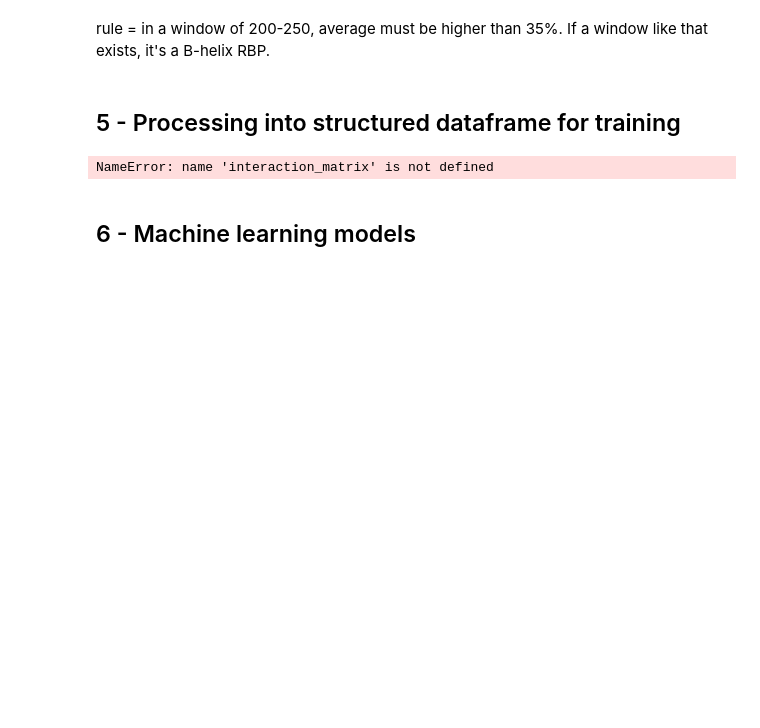
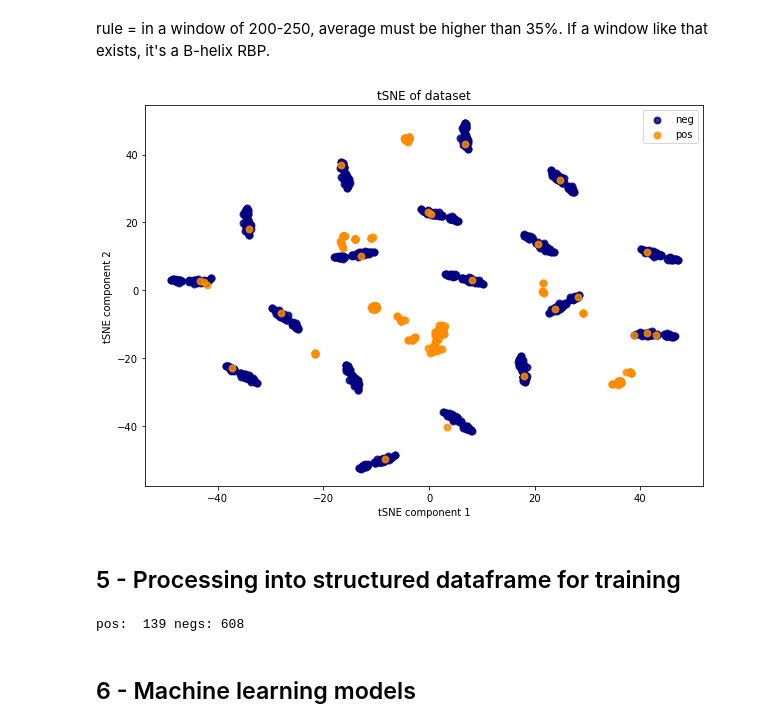
Before and after one commit to dimiboeckaerts/PhageHostLearn, a Jupyter notebook: PhageHostPredict.ipynb, the cells around one changed output. Drawn from its saved outputs; the diff is of its cells as text; code cells hidden in the pictures; blank space fills up the shorter version.

```diff
--- a/PhageHostPredict.ipynb
+++ b/PhageHostPredict.ipynb
@@ -46,6 +32,6 @@ from sklearn.model_selection import GridSearchCV, StratifiedKFold, cross_val_sco
 # %%
 # set project directory (to locate Kaptive), data directory and results directory
 project_dir = '/Users/dimi/Documents/GitHub_Local/PhageHostLearning'
-data_dir = '/Users/dimi/GoogleDrive/PhD/4_PHAGEHOST_LEARNING/42_DATA/Klebsiella_RBP_data'
+klebsiella_dir = '/Users/dimi/GoogleDrive/PhD/4_PHAGEHOST_LEARNING/42_DATA/Klebsiella_RBP_data'
 results_dir = '/Users/dimi/GoogleDrive/PhD/4_PHAGEHOST_LEARNING/43_RESULTS'
 cdpath = '/Users/dimi/cd-hit-v4.8.1-2019-0228'
@@ -512,14 +217,0 @@ check?  True
-# %%
-# delete identical interactions
-for i in range(rbp_sim.shape[0]-1):
-    for j in range(i, rbp_sim.shape[0]):
-        if (rbp_sim[i,j] == 1) and (i != j):
-            # get the corresponding loci
-            locus_i = list(np.where(interaction_matrix[:, i] == 1)[0])
-            locus_j = list(np.where(interaction_matrix[:, j] == 1)[0])
-
-            for li in locus_i:
-                for lj in locus_j:
-                    if loci_sim[li, lj] == 1: # if identical, delete
-                        interaction_matrix[lj,j] = np.nan
-print(sum(sum(interaction_matrix == 1)))
@@ -680,3 +453,22 @@ rule = in a window of 200-250, average must be higher than 35%. If a window like
+# %%
+X = np.asarray(frame.iloc[:, :-2])
+labels = np.asarray(frame.iloc[:,-2])
+X_embedded = TSNE(n_components=2, learning_rate='auto', init='random').fit_transform(X)
+plt.figure(figsize=(10,7))
+colors = ["navy", "darkorange"]
+lw = 2
+
+for color, i, target_name in zip(colors, [0, 1], ['neg', 'pos']):
+    plt.scatter(
+        X_embedded[labels == i, 0], X_embedded[labels == i, 1], color=color, alpha=0.8, lw=lw, label=target_name
+    )
+plt.legend(loc="best", shadow=False, scatterpoints=1)
+plt.title("tSNE of dataset")
+plt.xlabel('tSNE component 1')
+plt.ylabel('tSNE component 2')
+plt.savefig(results_dir+'/features/all_embeddings_tSNE.png', dpi=400)
+# %% [output]
+[figure, added]
 # %% [markdown]
 ## 5 - Processing into structured dataframe for training
 # %%
@@ -726,8 +516,9 @@ def construct_training_dataframe(locus_features, rbp_features, interaction_matri
 
     return training_dataframe
 # %%
-locus_em = pd.read_csv(data_dir+'/locus_embeddings.csv', index_col=0)
-rbp_em = pd.read_csv(data_dir+'/protein_embeddings.csv', index_col=0)
-frame = construct_training_dataframe(locus_em, rbp_em, interaction_matrix, rbpbase)
+rbpbase = pd.read_csv(klebsiella_dir+'/RBPbase_031221_klebsiella_pneumoniae.csv')
+locus_em = pd.read_csv(klebsiella_dir+'/klebsiella_genomes_031221_embeddings.csv', index_col=0)
+rbp_em = pd.read_csv(klebsiella_dir+'/RBPbase_031221_klebsiella_pneumoniae_embeddings.csv', index_col=0)
+interaction_matrix = np.asarray(pd.read_csv(klebsiella_dir+'/interactions_klebsiella.csv', index_col=0))
+interaction_matrix_mono = np.asarray(pd.read_csv(klebsiella_dir+'/interactions_klebsiella_mono.csv', index_col=0))
+frame = construct_training_dataframe(locus_em, rbp_em, interaction_matrix_mono)
-# %% [output]
-NameError: name 'interaction_matrix' is not defined
@@ -734,3 +527,7 @@ NameError: name 'interaction_matrix' is not defined
+# %%
+print('pos: ', sum(labels==1), 'negs:', sum(labels==0))
+# %% [output]
+pos:  139 negs: 608
 # %% [markdown]
 ## 6 - Machine learning models <a name="models"></a>
 # %% [markdown]
```
Also changed, not shown: parts of 29 cells of this notebook, 1 other file.
